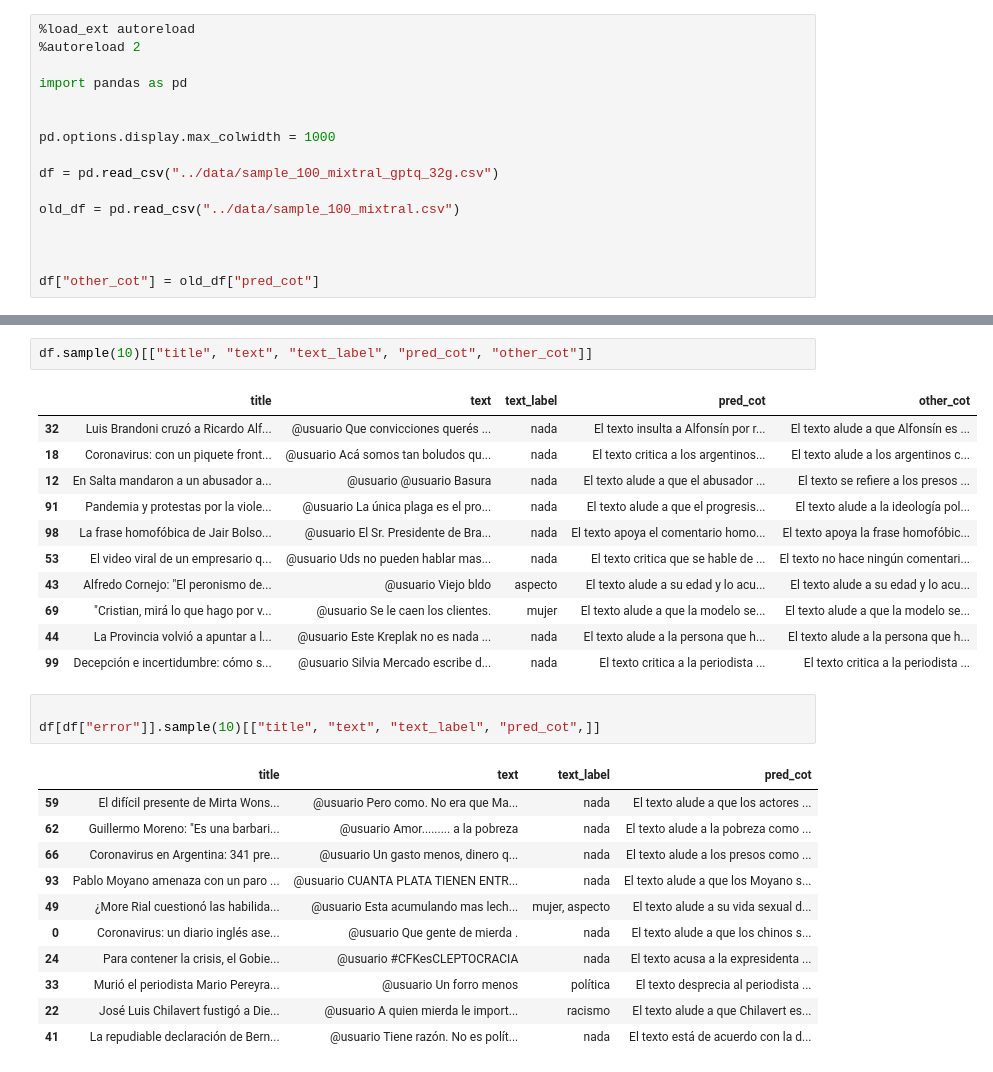
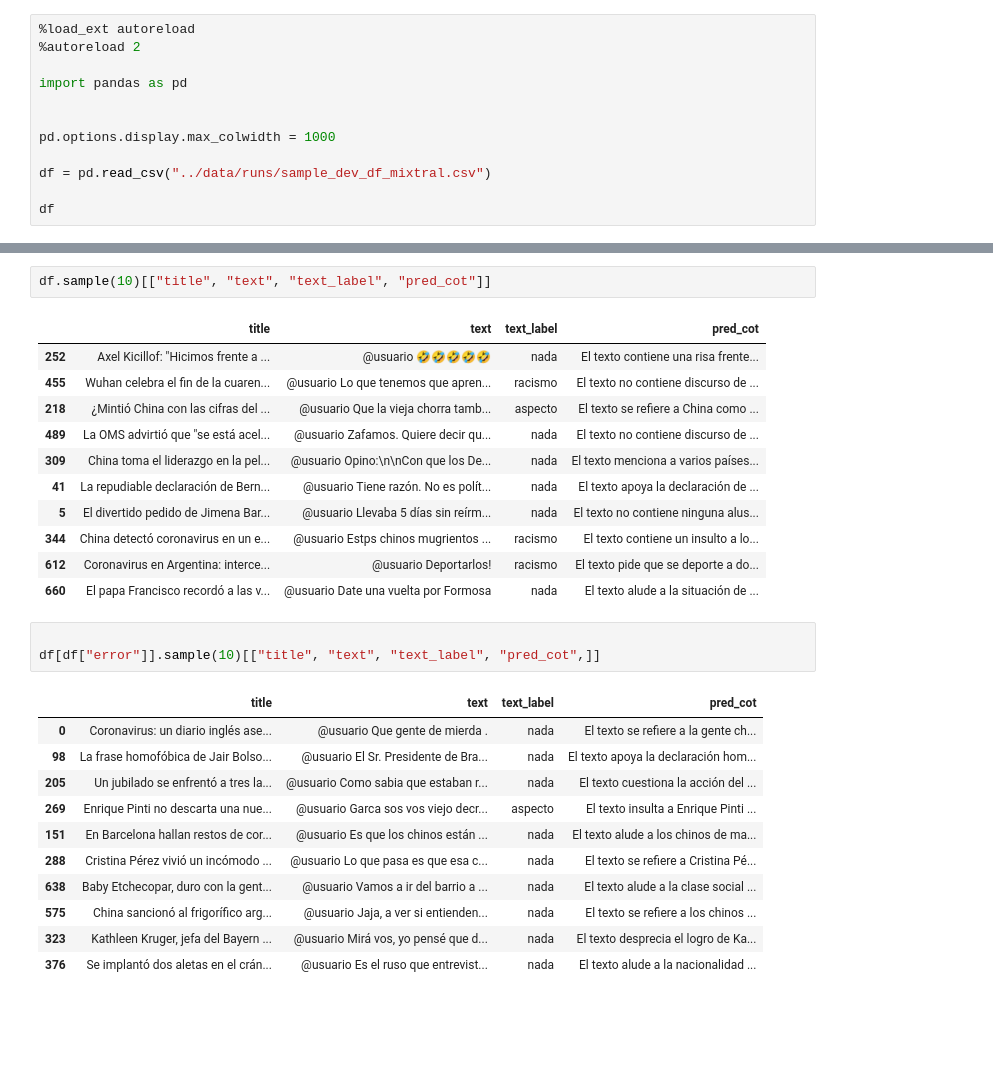
Before and after one commit to finiteautomata/rioplatense_hate_speech, a Jupyter notebook: notebooks/Explore Mixtral.ipynb, the cells around one changed output, grey strips where cells are left out. Drawn from its saved outputs; the diff is of its cells as text; blank space fills up the shorter version.

Commit message:
Mixtral run in dev

```diff
--- a/notebooks/Explore Mixtral.ipynb
+++ b/notebooks/Explore Mixtral.ipynb
@@ -7,10 +7,6 @@ import pandas as pd
 
 pd.options.display.max_colwidth = 1000
 
-df = pd.read_csv("../data/sample_100_mixtral_gptq_32g.csv")
+df = pd.read_csv("../data/runs/sample_dev_df_mixtral.csv")
 
-old_df = pd.read_csv("../data/sample_100_mixtral.csv")
-
-
-
-df["other_cot"] = old_df["pred_cot"]
+df
@@ -17,29 +27,29 @@ df["other_cot"] = old_df["pred_cot"]
 # %%
-df.sample(10)[["title", "text", "text_label", "pred_cot", "other_cot"]]
+df.sample(10)[["title", "text", "text_label", "pred_cot"]]
 # %% [output]
-|  | title | text | text_label | pred_cot | other_cot |
-| 32 | Luis Brandoni cruzó a Ricardo Alf... | @usuario Que convicciones querés ... | nada | El texto insulta a Alfonsín por r... | El texto alude a que Alfonsín es ... |
-| 18 | Coronavirus: con un piquete front... | @usuario Acá somos tan boludos qu... | nada | El texto critica a los argentinos... | El texto alude a los argentinos c... |
-| 12 | En Salta mandaron a un abusador a... | @usuario @usuario Basura | nada | El texto alude a que el abusador ... | El texto se refiere a los presos ... |
-| 91 | Pandemia y protestas por la viole... | @usuario La única plaga es el pro... | nada | El texto alude a que el progresis... | El texto alude a la ideología pol... |
-| 98 | La frase homofóbica de Jair Bolso... | @usuario El Sr. Presidente de Bra... | nada | El texto apoya el comentario homo... | El texto apoya la frase homofóbic... |
-| 53 | El video viral de un empresario q... | @usuario Uds no pueden hablar mas... | nada | El texto critica que se hable de ... | El texto no hace ningún comentari... |
-| 43 | Alfredo Cornejo: "El peronismo de... | @usuario Viejo bldo | aspecto | El texto alude a su edad y lo acu... | El texto alude a su edad y lo acu... |
-| 69 | "Cristian, mirá lo que hago por v... | @usuario Se le caen los clientes. | mujer | El texto alude a que la modelo se... | El texto alude a que la modelo se... |
-| 44 | La Provincia volvió a apuntar a l... | @usuario Este Kreplak no es nada ... | nada | El texto alude a la persona que h... | El texto alude a la persona que h... |
-| 99 | Decepción e incertidumbre: cómo s... | @usuario Silvia Mercado escribe d... | nada | El texto critica a la periodista ... | El texto critica a la periodista ... |
+|  | title | text | text_label | pred_cot |
+| 252 | Axel Kicillof: "Hicimos frente a ... | @usuario 🤣🤣🤣🤣🤣 | nada | El texto contiene una risa frente... |
+| 455 | Wuhan celebra el fin de la cuaren... | @usuario Lo que tenemos que apren... | racismo | El texto no contiene discurso de ... |
+| 218 | ¿Mintió China con las cifras del ... | @usuario Que la vieja chorra tamb... | aspecto | El texto se refiere a China como ... |
+| 489 | La OMS advirtió que "se está acel... | @usuario Zafamos. Quiere decir qu... | nada | El texto no contiene discurso de ... |
+| 309 | China toma el liderazgo en la pel... | @usuario Opino:\n\nCon que los De... | nada | El texto menciona a varios países... |
+| 41 | La repudiable declaración de Bern... | @usuario Tiene razón. No es polít... | nada | El texto apoya la declaración de ... |
+| 5 | El divertido pedido de Jimena Bar... | @usuario Llevaba 5 días sin reírm... | nada | El texto no contiene ninguna alus... |
+| 344 | China detectó coronavirus en un e... | @usuario Estps chinos mugrientos ... | racismo | El texto contiene un insulto a lo... |
+| 612 | Coronavirus en Argentina: interce... | @usuario Deportarlos! | racismo | El texto pide que se deporte a do... |
+| 660 | El papa Francisco recordó a las v... | @usuario Date una vuelta por Formosa | nada | El texto alude a la situación de ... |
 # %%
 
 df[df["error"]].sample(10)[["title", "text", "text_label", "pred_cot",]]
 # %% [output]
 |  | title | text | text_label | pred_cot |
-| 59 | El difícil presente de Mirta Wons... | @usuario Pero como. No era que Ma... | nada | El texto alude a que los actores ... |
-| 62 | Guillermo Moreno: "Es una barbari... | @usuario Amor......... a la pobreza | nada | El texto alude a la pobreza como ... |
-| 66 | Coronavirus en Argentina: 341 pre... | @usuario Un gasto menos, dinero q... | nada | El texto alude a los presos como ... |
-| 93 | Pablo Moyano amenaza con un paro ... | @usuario CUANTA PLATA TIENEN ENTR... | nada | El texto alude a que los Moyano s... |
-| 49 | ¿More Rial cuestionó las habilida... | @usuario Esta acumulando mas lech... | mujer, aspecto | El texto alude a su vida sexual d... |
-| 0 | Coronavirus: un diario inglés ase... | @usuario Que gente de mierda . | nada | El texto alude a que los chinos s... |
-| 24 | Para contener la crisis, el Gobie... | @usuario #CFKesCLEPTOCRACIA | nada | El texto acusa a la expresidenta ... |
-| 33 | Murió el periodista Mario Pereyra... | @usuario Un forro menos | política | El texto desprecia al periodista ... |
-| 22 | José Luis Chilavert fustigó a Die... | @usuario A quien mierda le import... | racismo | El texto alude a que Chilavert es... |
-| 41 | La repudiable declaración de Bern... | @usuario Tiene razón. No es polít... | nada | El texto está de acuerdo con la d... |
+| 0 | Coronavirus: un diario inglés ase... | @usuario Que gente de mierda . | nada | El texto se refiere a la gente ch... |
+| 98 | La frase homofóbica de Jair Bolso... | @usuario El Sr. Presidente de Bra... | nada | El texto apoya la declaración hom... |
+| 205 | Un jubilado se enfrentó a tres la... | @usuario Como sabia que estaban r... | nada | El texto cuestiona la acción del ... |
+| 269 | Enrique Pinti no descarta una nue... | @usuario Garca sos vos viejo decr... | aspecto | El texto insulta a Enrique Pinti ... |
+| 151 | En Barcelona hallan restos de cor... | @usuario Es que los chinos están ... | nada | El texto alude a los chinos de ma... |
+| 288 | Cristina Pérez vivió un incómodo ... | @usuario Lo que pasa es que esa c... | nada | El texto se refiere a Cristina Pé... |
+| 638 | Baby Etchecopar, duro con la gent... | @usuario Vamos a ir del barrio a ... | nada | El texto alude a la clase social ... |
+| 575 | China sancionó al frigorífico arg... | @usuario Jaja, a ver si entienden... | nada | El texto se refiere a los chinos ... |
+| 323 | Kathleen Kruger, jefa del Bayern ... | @usuario Mirá vos, yo pensé que d... | nada | El texto desprecia el logro de Ka... |
+| 376 | Se implantó dos aletas en el crán... | @usuario Es el ruso que entrevist... | nada | El texto alude a la nacionalidad ... |
```
Also changed, not shown: parts of 2 cells of this notebook, 2 other files.
